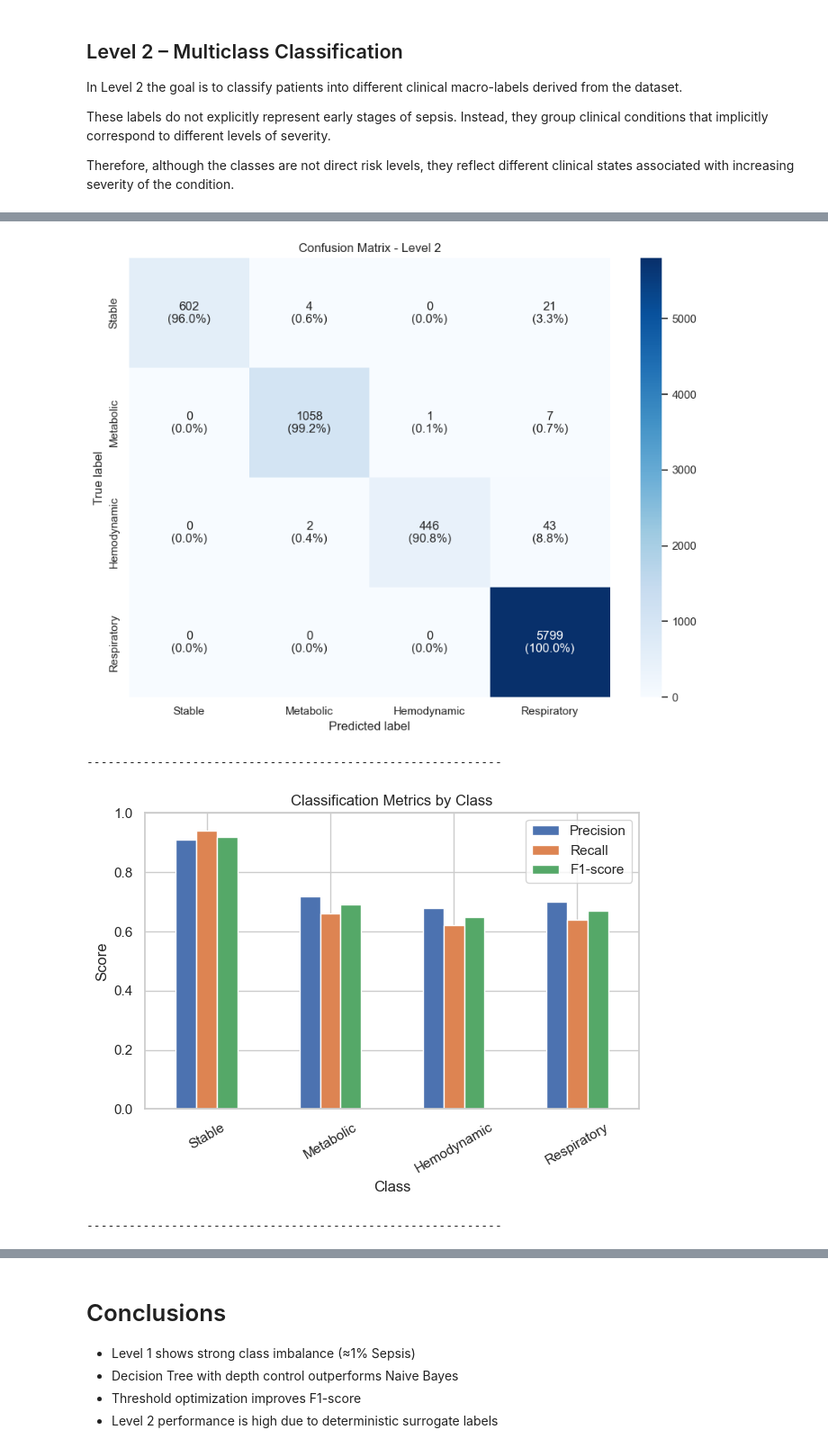
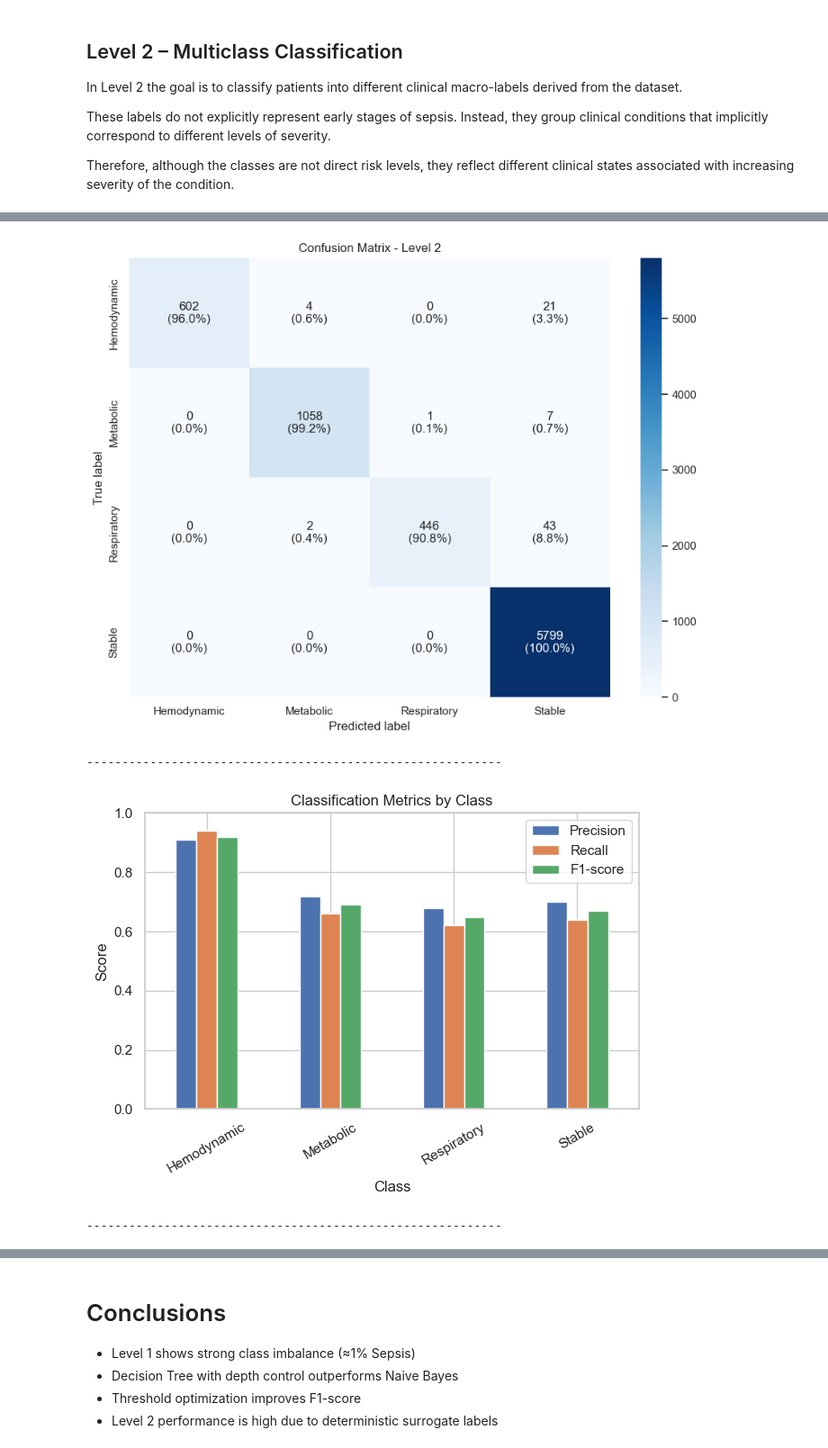
Before and after one commit to sinmario39/ML_Sepsis, a Jupyter notebook: notebooks/test.ipynb, the cells around one changed output, grey strips where cells are left out. Shown at 90% size. Drawn from its saved outputs; the diff is of its cells as text; code cells hidden in the pictures.

Commit message:
Corretta distribuzione labels nella confusion matrix livello 2

```diff
--- a/notebooks/test.ipynb
+++ b/notebooks/test.ipynb
@@ -368,14 +368,14 @@ def plot_confusion_matrix(y_true, y_pred, labels, title, filename):
 
     plt.show()
 
-labels_lvl2 = ["Stable", "Metabolic", "Hemodynamic", "Respiratory"]
+labels_lvl2 = ["Hemodynamic", "Metabolic", "Respiratory", "Stable"]
 
 plot_confusion_matrix(y_test_lvl2, y_pred_lvl2, labels_lvl2, "Confusion Matrix - Level 2", "../results/confusion_matrix_lvl2.png")
 
 print("-----------------------------------------------------------")
 # GRAFICO METRICHE DI CLASSIFICAZIONE MULTICLASSE
 data = {
-    "Class": ["Stable", "Metabolic", "Hemodynamic", "Respiratory"],
+    "Class": ["Hemodynamic", "Metabolic", "Respiratory", "Stable"],
     "Precision": [0.91, 0.72, 0.68, 0.70],
     "Recall": [0.94, 0.66, 0.62, 0.64],
     "F1-score": [0.92, 0.69, 0.65, 0.67]
@@ -418,35 +418,35 @@ plt.barh(
     top_features["Importance"]
 )
 
 plt.gca().invert_yaxis()
 
 plt.xlabel("Importance")
 plt.title("Top 10 Feature Importance")
 
 plt.tight_layout()
 plt.savefig("../results/feature_importance.png", dpi=300)
 plt.show()
 # %% [output]
 === Decision Tree - Level 2 ===
 
 Macro-F1: 0.9794901199201452
 Confusion matrix (labels order):
 ['Hemodynamic', 'Metabolic', 'Respiratory', 'Stable']
 [[ 602    4    0   21]
  [   0 1058    1    7]
  [   0    2  446   43]
  [   0    0    0 5799]]
 
               precision    recall  f1-score   support
 
 ... (21 lines left out)
 
 Tree depth: 5
 Number of leaves: 24
 -----------------------------------------------------------
-[figure, old version]
+[figure, new version]
 -----------------------------------------------------------
-[figure, old version]
+[figure, new version]
 -----------------------------------------------------------
 [figure]
 # %% [markdown]
```
